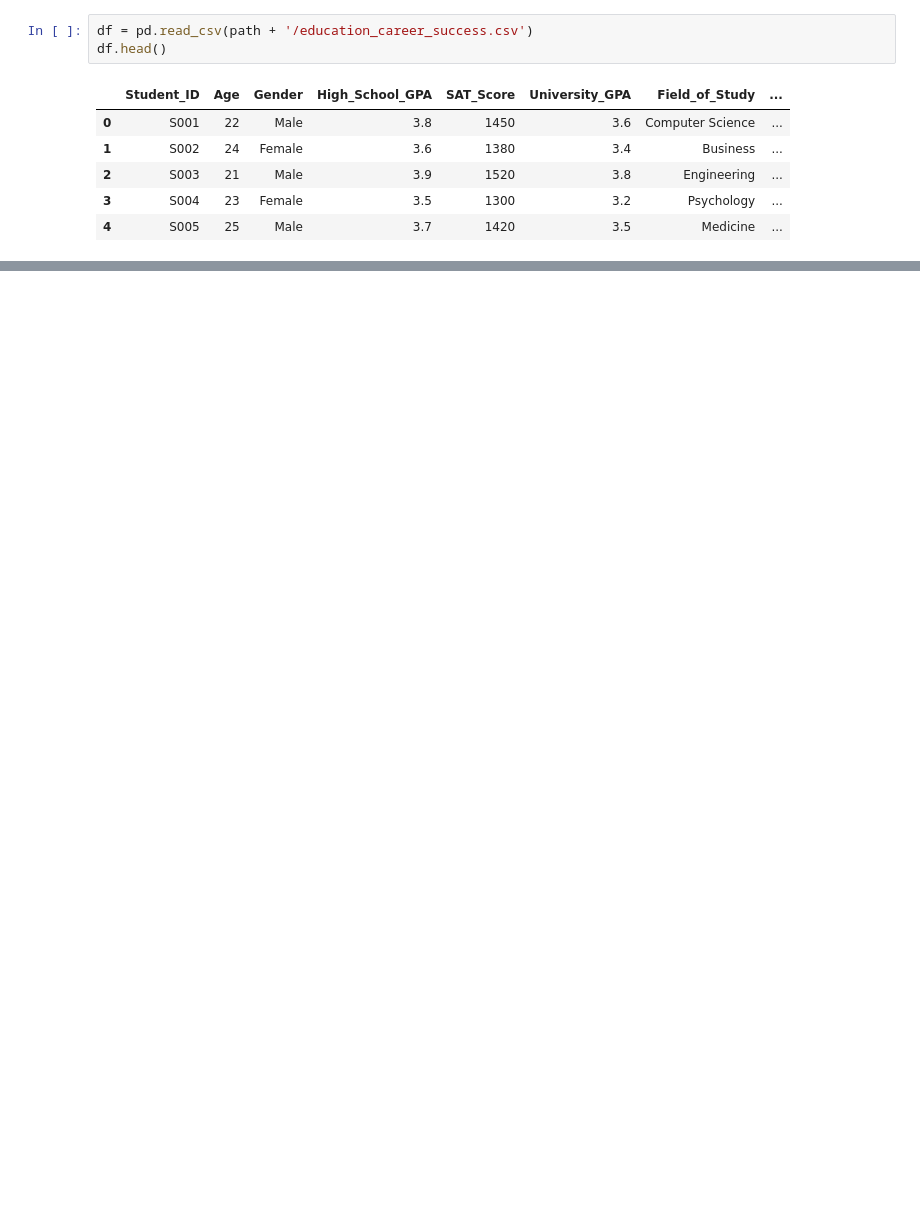
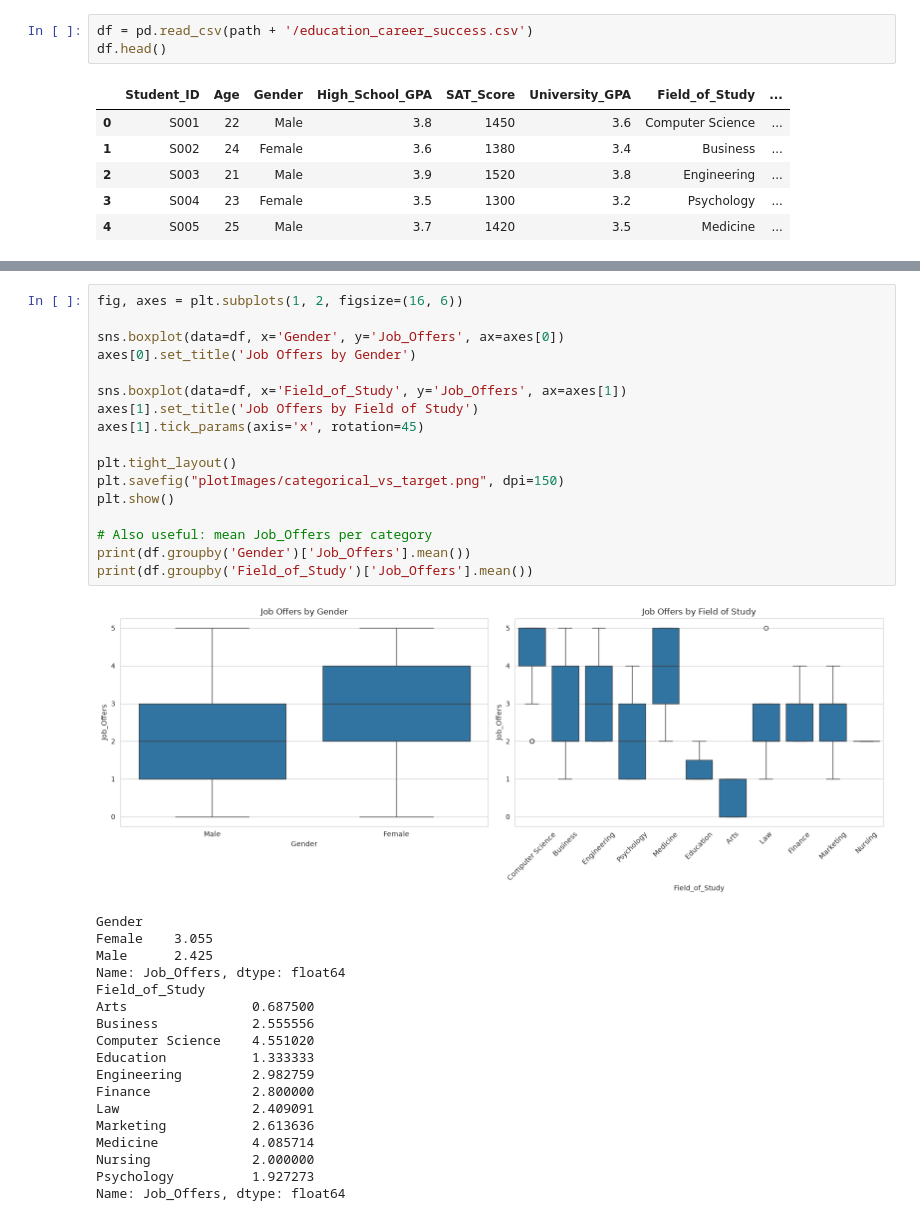
Before and after one commit to Jonathan2055/student-job-offer-predictor, a Jupyter notebook: linear_regression/Model_train.ipynb, the cells around one changed output, grey strips where cells are left out. Drawn from its saved outputs; the diff is of its cells as text; blank space fills up the shorter version.

```diff
--- a/linear_regression/Model_train.ipynb
+++ b/linear_regression/Model_train.ipynb
@@ -20,0 +140,36 @@ df.head()
+# %%
+fig, axes = plt.subplots(1, 2, figsize=(16, 6))
+
+sns.boxplot(data=df, x='Gender', y='Job_Offers', ax=axes[0])
+axes[0].set_title('Job Offers by Gender')
+
+sns.boxplot(data=df, x='Field_of_Study', y='Job_Offers', ax=axes[1])
+axes[1].set_title('Job Offers by Field of Study')
+axes[1].tick_params(axis='x', rotation=45)
+
+plt.tight_layout()
+plt.savefig("plotImages/categorical_vs_target.png", dpi=150)
+plt.show()
+
+# Also useful: mean Job_Offers per category
+print(df.groupby('Gender')['Job_Offers'].mean())
+print(df.groupby('Field_of_Study')['Job_Offers'].mean())
+# %% [output]
+[figure, added]
+Gender
+Female    3.055
+Male      2.425
+Name: Job_Offers, dtype: float64
+Field_of_Study
+Arts                0.687500
+Business            2.555556
+Computer Science    4.551020
+Education           1.333333
+Engineering         2.982759
+Finance             2.800000
+Law                 2.409091
+Marketing           2.613636
+Medicine            4.085714
+Nursing             2.000000
+Psychology          1.927273
+Name: Job_Offers, dtype: float64
```
Also changed, not shown: parts of 14 cells of this notebook, 7 other files.
